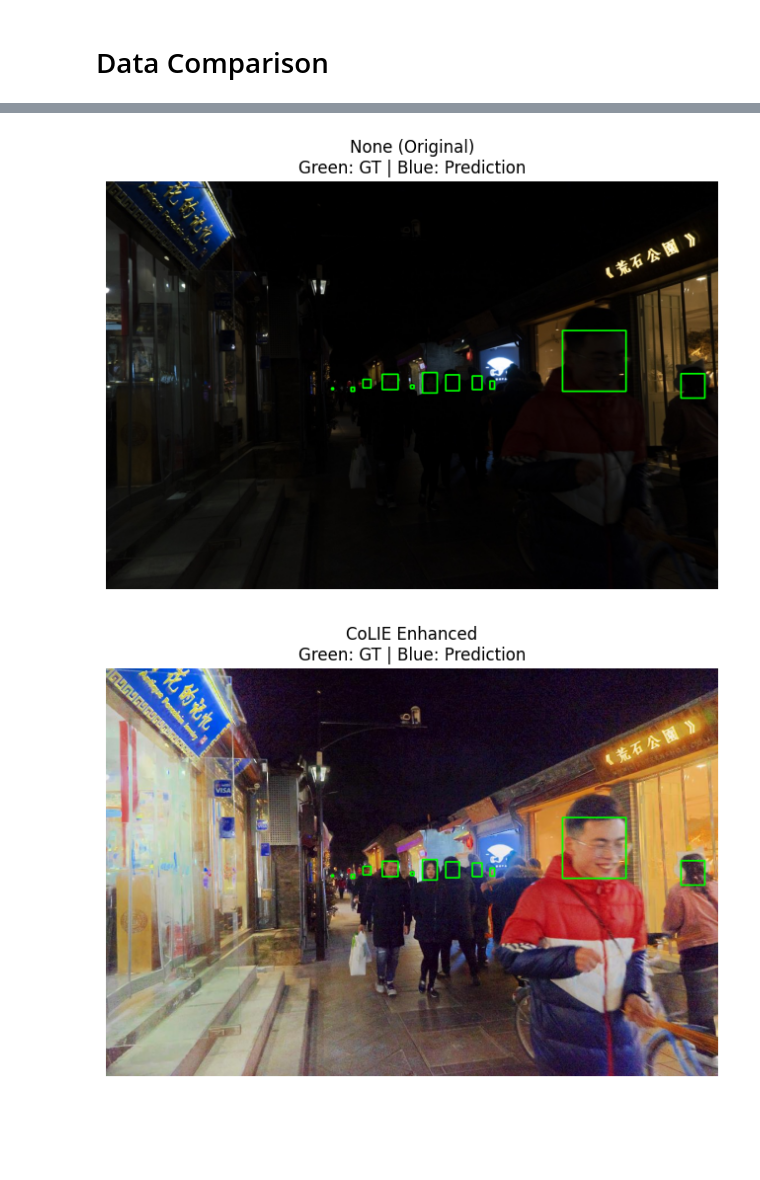
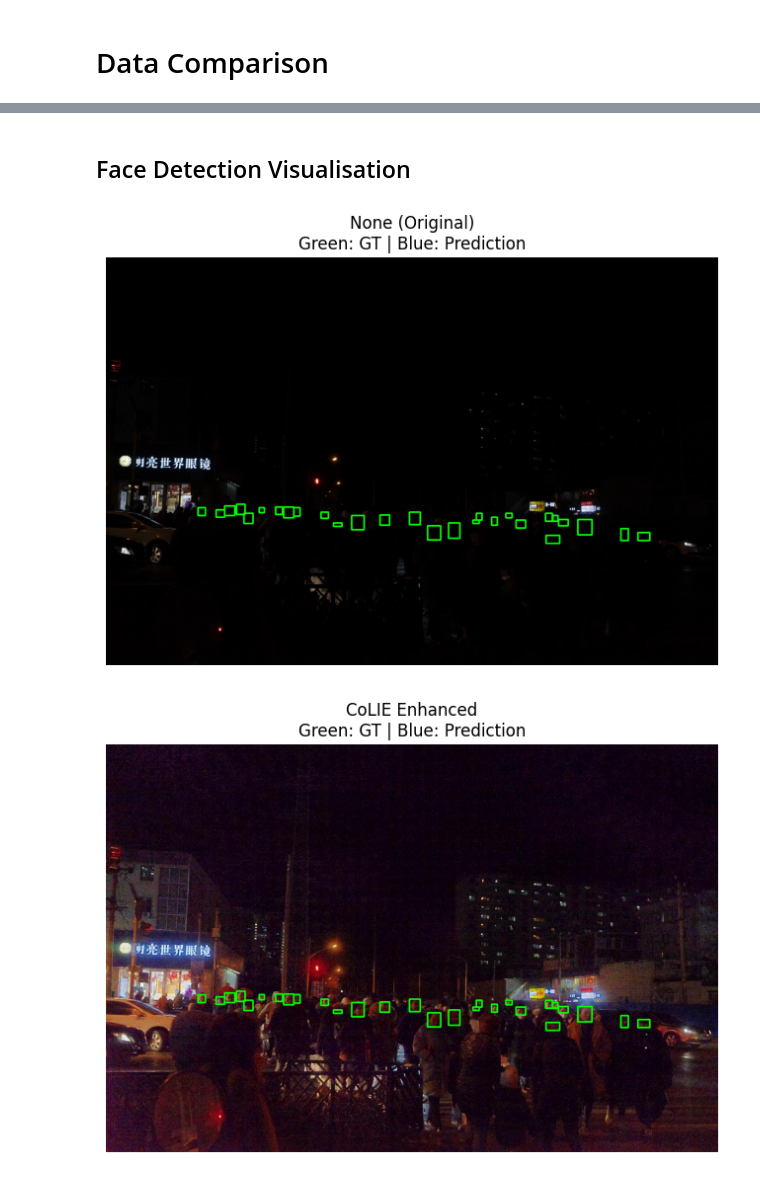
Before and after one commit to DeanP-R/modern-llie-methods, a Jupyter notebook: llie_comparison.ipynb, the cells around one changed output, grey strips where cells are left out. Drawn from its saved outputs; the diff is of its cells as text; code cells hidden in the pictures; blank space fills up the shorter version.

```diff
--- a/llie_comparison.ipynb
+++ b/llie_comparison.ipynb
@@ -135,7 +197,7 @@ from cv2.ximgproc import guidedFilter
 from skimage import img_as_float32
 import matplotlib.pyplot as plt
 
-def imbeam(rgb_in, p=0.8, r=0.01, debug=False, label=""):
+def imbeam(rgb_in, p=0.7, r=0.01, debug=False, label=""):
     # Convert to float32
     rgb_in = img_as_float32(rgb_in)
 
@@ -604,40 +894,71 @@ CoLIE           |       0.74 |     0.13 |      0.22 |  106 |   37 |  694
+# %% [markdown]
+## Face Detection Visualisation
 # %%
+import os
 import cv2
 import matplotlib.pyplot as plt
+import numpy as np
 
-def show_prediction_vs_gt(image_path, pred_boxes, gt_boxes, title=""):
+def show_prediction_vs_gt(image_path, pred_boxes, gt_boxes, title="", debug=False):
     if not os.path.exists(image_path):
         print(f"[ERROR] Image not found: {image_path}")
         return
 
     img = cv2.imread(image_path)
+    if img is None:
+        print(f"[ERROR] Failed to load image: {image_path}")
+        return
+
     img = cv2.cvtColor(img, cv2.COLOR_BGR2RGB)
+    h, w = img.shape[:2]
 
-    if gt_boxes is None:
-        gt_boxes = []
-    if pred_boxes is None:
-        pred_boxes = []
+    pred_boxes = pred_boxes or []
+    gt_boxes = gt_boxes or []
 
-    for box in gt_boxes:
-        cv2.rectangle(img, (box[0], box[1]), (box[2], box[3]), (0, 255, 0), 2)  # Green = GT
+    if debug:
+        print(f"[INFO] Image: {image_path}")
+        print(f"[INFO] Size: {w}x{h}")
+        print(f"[INFO] GT Boxes: {len(gt_boxes)} | Pred Boxes: {len(pred_boxes)}")
 
-    for box in pred_boxes:
-        box = [int(v) for v in box]
-        cv2.rectangle(img, (box[0], box[1]), (box[2], box[3]), (255, 0, 0), 2)  # Blue = Prediction
+    # Draw Ground Truth (green)
+    for i, box in enumerate(gt_boxes):
+        if len(box) != 4:
+            continue
+        x1, y1, x2, y2 = [int(np.clip(coord, 0, w if idx % 2 == 0 else h)) for idx, coord in enumerate(box)]
+        cv2.rectangle(img, (x1, y1), (x2, y2), (0, 255, 0), 2)
+        if debug:
+            print(f"[GT] Box {i}: ({x1},{y1}) → ({x2},{y2})")
+
+    # Draw Predictions (blue)
+    for i, box in enumerate(pred_boxes):
+        if len(box) != 4:
+            continue
+        x1, y1, x2, y2 = [int(np.clip(coord, 0, w if idx % 2 == 0 else h)) for idx, coord in enumerate(box)]
+        cv2.rectangle(img, (x1, y1), (x2, y2), (0, 0, 255), 2)
+        if debug:
+            print(f"[PRED] Box {i}: ({x1},{y1}) → ({x2},{y2})")
 
     plt.figure(figsize=(8, 8))
     plt.imshow(img)
+    plt.title(f"{title}\nGreen: GT | Blue: Prediction")
     plt.axis('off')
-    plt.title(f"{title}\nGreen: GT | Blue: Prediction")
     plt.show()
-image_file = "1.jpg"
+
+image_file = "85.jpg"
 
 img_path_none = "output/enhanced_images/original/" + image_file
 img_path_collie = "output/enhanced_images/CoLIE/" + image_file
+img_path_belyaev = "output/enhanced_images/Belyaev/" + image_file
+img_path_sci = "output/enhanced_images/SCI/" + image_file
+img_path_dce = "output/enhanced_images/ZeroDCE/" + image_file
+
 
 # Display side-by-side for comparison
 show_prediction_vs_gt(img_path_none, pred_boxes.get("none", {}).get(image_file, []), gt_boxes.get(image_file, []), title="None (Original)")
 show_prediction_vs_gt(img_path_collie, pred_boxes.get("CoLIE", {}).get(image_file, []), gt_boxes.get(image_file, []), title="CoLIE Enhanced")
+show_prediction_vs_gt(img_path_belyaev, pred_boxes.get("Belyaev", {}).get(image_file, []), gt_boxes.get(image_file, []), title="Belyaev Enhanced")
+show_prediction_vs_gt(img_path_sci, pred_boxes.get("SCI", {}).get(image_file, []), gt_boxes.get(image_file, []), title="SCI Enhanced")
+show_prediction_vs_gt(img_path_dce, pred_boxes.get("ZeroDCE", {}).get(image_file, []), gt_boxes.get(image_file, []), title="DCE Enhanced")
 # %% [output]
-[figure, old version]
+[figure, new version]
-[figure, old version]
+[figure, new version]
```
Also changed, not shown: parts of 17 cells of this notebook, 4 other files.
